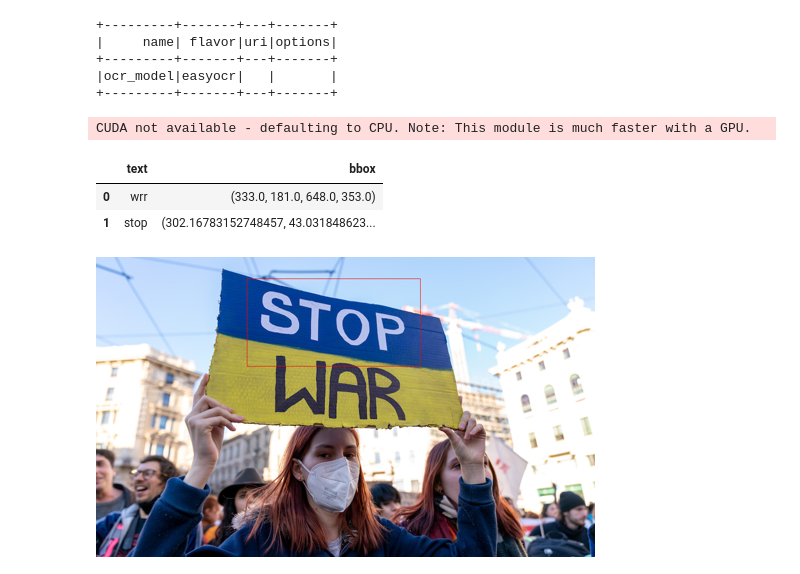
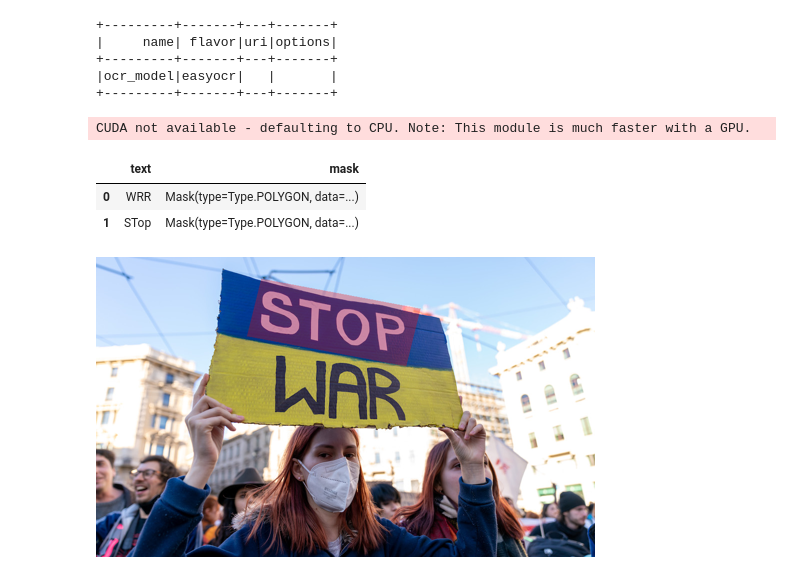
Before and after one commit to komprenilo/liga-easyocr, a Jupyter notebook: notebooks/OCR.ipynb, the cells around one changed output. Saved outputs shown, nothing was run; the diff lists cells and outputs as text; code cells hidden in the pictures.

Commit message:
OCR: use mask instead of box2d (#2)

```diff
--- a/notebooks/OCR.ipynb
+++ b/notebooks/OCR.ipynb
@@ -31,7 +31,7 @@ spark.sql("show models").show()
 # %%
 image_uri = 'https://www.rochester.edu/newscenter/wp-content/uploads/2022/03/fea-ukraine-russian-war.jpg'
 df = spark.sql(f"""
-select pred.text, pred.bbox
+select pred.text, pred.mask
 from (
   select explode(ML_PREDICT(ocr_model, to_image('{image_uri}'))) as pred
 )
@@ -39,12 +39,12 @@ from (
 df
 # %% [output]
 CUDA not available - defaulting to CPU. Note: This module is much faster with a GPU.
-|  | text | bbox |
-| 0 | wrr | (333.0, 181.0, 648.0, 353.0) |
-| 1 | stop | (302.16783152748457, 43.031848623... |
+|  | text | mask |
+| 0 | WRR | Mask(type=Type.POLYGON, data=...) |
+| 1 | STop | Mask(type=Type.POLYGON, data=...) |
 # %%
 from ligavision.dsl import Image
-result = Image(image_uri) | df.bbox[1]
+result = Image(image_uri) | df["mask"][1]
 result.to_image() * 0.5
 # %% [output]
-[figure, old version]
+[figure, new version]
```
Also changed, not shown: parts of 1 cell of this notebook, 1 other file.
